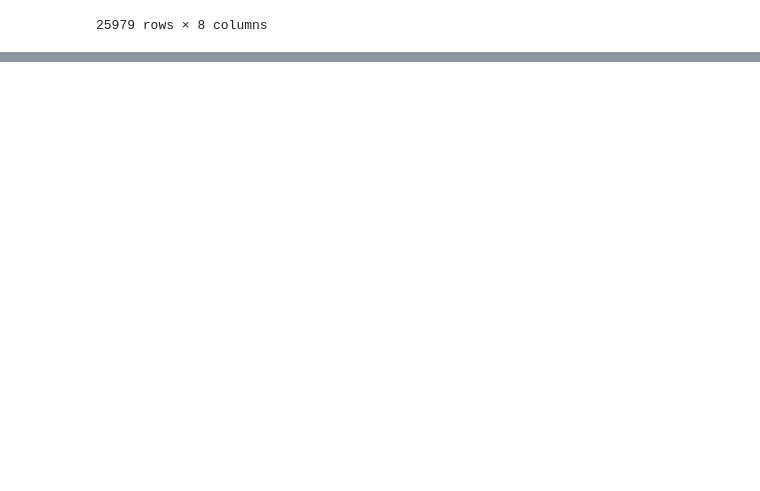
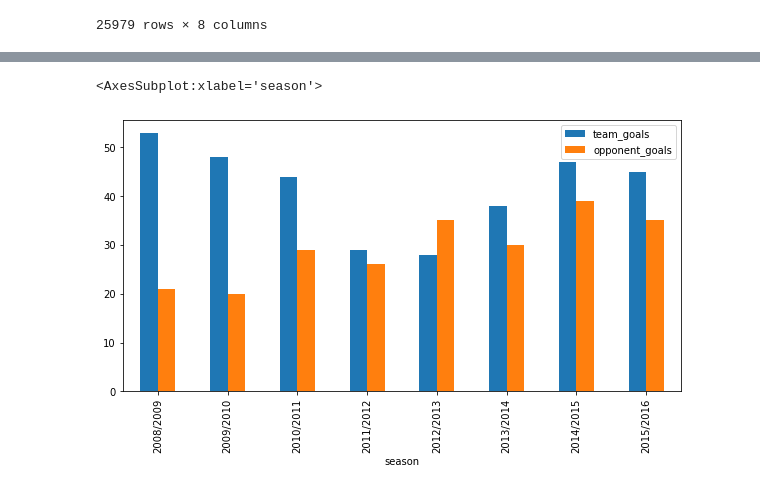
Before and after one commit to piotrgradzinski/dap_20230114, a Jupyter notebook: day_8_pgg/ex_1.ipynb, the cells around one changed output, grey strips where cells are left out. Cells and saved outputs as stored; diff of their text form; code cells hidden in the pictures; blank space fills up the shorter version.

```diff
--- a/day_8_pgg/ex_1.ipynb
+++ b/day_8_pgg/ex_1.ipynb
@@ -28,0 +107,5 @@ matches
+# %%
+goals_per_season.plot(kind='bar', figsize=(10,5))
+# %% [output]
+<AxesSubplot:xlabel='season'>
+[figure, added]
```
Also changed, not shown: parts of 7 cells of this notebook.
